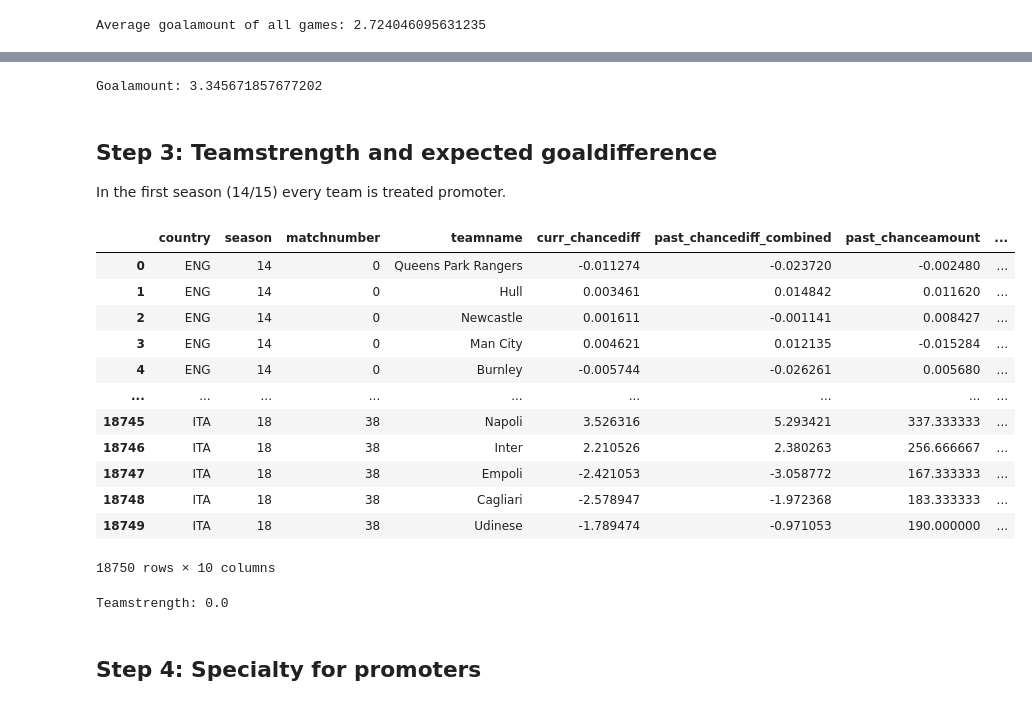
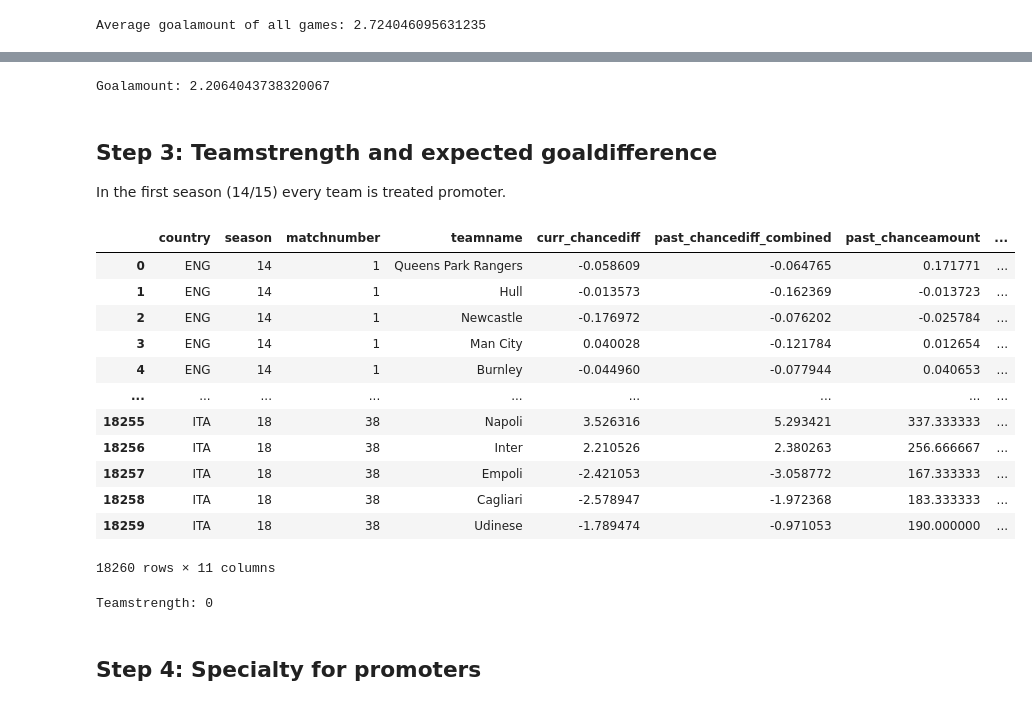
Before and after one commit to LUKEx76/football_prediction, a Jupyter notebook: heuer_model/heuer.ipynb, the cells around one changed output, grey strips where cells are left out. Cells and saved outputs as stored; diff of their text form; code cells hidden in the pictures.

```diff
--- a/heuer_model/heuer.ipynb
+++ b/heuer_model/heuer.ipynb
@@ -40,7 +40,7 @@ def closed_form_solution(X, y):
 # %% [markdown]
 ## Step 1 - Homefieldadvantage (per country and season)
 # %%
-df_homefield = pd.read_csv('data/homefield_adv.csv', sep=';')
+df_homefield = pd.read_csv('data/plot_homefield_adv.csv', sep=';')
 plot_per_season_per_country(df_homefield, y="homefield_adv")
 # %% [output]
 [figure]
@@ -54,12 +54,13 @@ print("Average homefield advantage on all games:", avg_homefield_adv)
 # %% [output]
 Average homefield advantage on all games: 0.36837358101135187
 # %%
+# TODO: check if data isnt shifted
 df_country_season_homefield_adv = pd.read_csv(
     "data/country_season_homefield_adv.csv", sep=";")
-# df_country_season_homefield_adv['bias'] = 1
+df_country_season_homefield_adv['bias'] = 1
 
 noise = np.random.normal(
-    0, 0.01, df_country_season_homefield_adv.shape[0] * 3)
+    avg_homefield_adv, 0.1, df_country_season_homefield_adv.shape[0] * 3)
 
 for index, row in df_country_season_homefield_adv.iterrows():
     if row["hf_adv_actual"] == 0:
@@ -114,7 +118,7 @@ Homefield advantage: 0.00018944042254312563
 # %% [markdown]
 ## Step 2 - Goalamount per match (per country and season)
 # %%
-df_goalamount = pd.read_csv('data/goalamount.csv', sep=';')
+df_goalamount = pd.read_csv('data/plot_goalamount.csv', sep=';')
 plot_per_season_per_country(df_goalamount, "goalamount")
 # %% [output]
 [figure]
@@ -128,12 +132,13 @@ print("Average goalamount of all games:", avg_goalamount)
 # %% [output]
 Average goalamount of all games: 2.724046095631235
 # %%
+# TODO: check if data isnt shifted
 df_country_season_goalamount = pd.read_csv(
     "data/country_season_goalamount.csv", sep=";")
-# df_country_season_goalamount['bias'] = 1
+df_country_season_goalamount['bias'] = 1
 
 noise = np.random.normal(
-    0, 0.01, df_country_season_goalamount.shape[0] * 3)
+    avg_goalamount, 0.1, df_country_season_goalamount.shape[0] * 3)
 
 
 for index, row in df_country_season_goalamount.iterrows():
@@ -164,78 +169,82 @@ df_country_season_goalamount
 # %%
 @cache
 def h_country_season_goalamount(country, season, matchnumber):
-    if matchnumber == 0:
+    if matchnumber == 1:
         return avg_goalamount
 
     sub_df = df_country_season_goalamount.query(
         f"country == '{country}' and season == {season} and matchnumber < {matchnumber}")
 
     X = sub_df[["ga_last_three_seasons",
-                "ga_current_season"]].values  # no bias
+                "ga_current_season","bias"]].values
     y = sub_df["ga_actual"].values
 
     w = closed_form_solution(X, y)
-    #print("weights:", w)
+    # print("weights:", w)
 
     input_df = df_country_season_goalamount.query(
         f"country == '{country}' and season == {season} and matchnumber == {matchnumber}")
     input = input_df[["ga_last_three_seasons",
-                      "ga_current_season"]].values  # no bias
+                      "ga_current_season", "bias"]].values
 
-    return abs(np.dot(w, input.T)[0])
+    return np.dot(w, input.T)[0]
 
-
-print("Goalamount:", h_country_season_goalamount("GER", 18, 10))
+print("Goalamount:", h_country_season_goalamount("GER", 14, 2))
 # %% [output]
-Goalamount: 3.345671857677202
+Goalamount: 2.2064043738320067
 # %% [markdown]
 ## Step 3: Teamstrength and expected goaldifference
 
 In the first season (14/15) every team is treated promoter.
 # %%
 df_matches = pd.read_csv('data/matches.csv', sep=';')
+df_matches['bias'] = 1
 
-noise = np.random.normal(0, 0.01, df_matches.shape[0] * 5)
+noise = np.random.normal(0, 0.1, df_matches.shape[0] * 5)
 
 for index, row in df_matches.iterrows():
     if row["curr_chancediff"] == 0:
         df_matches.at[index, "curr_chancediff"] = noise[index]
     if row["past_chancediff_combined"] == 0:
         df_matches.at[index,
                            "past_chancediff_combined"] = noise[df_matches.shape[0] + index]
     if row["past_chanceamount"] == 0:
         df_matches.at[index,
                            "past_chanceamount"] = noise[df_matches.shape[0] * 2 + index]
     if row["actual_goaldiff"] == 0:
         df_matches.at[index,
                            "actual_goaldiff"] = noise[df_matches.shape[0] * 3 + index]
     if row["actual_goalamount"] == 0:
         df_matches.at[index,
                            "actual_goalamount"] = noise[df_matches.shape[0] * 4 + index]
 
 df_matches
 # %% [output]
 |  | country | season | matchnumber | teamname | curr_chancediff | past_chancediff_combined | past_chanceamount | ... |
-| 0 | ENG | 14 | 0 | Queens Park Rangers | -0.011274 | -0.023720 | -0.002480 | ... |
-| 1 | ENG | 14 | 0 | Hull | 0.003461 | 0.014842 | 0.011620 | ... |
-| 2 | ENG | 14 | 0 | Newcastle | 0.001611 | -0.001141 | 0.008427 | ... |
-| 3 | ENG | 14 | 0 | Man City | 0.004621 | 0.012135 | -0.015284 | ... |
-| 4 | ENG | 14 | 0 | Burnley | -0.005744 | -0.026261 | 0.005680 | ... |
+| 0 | ENG | 14 | 1 | Queens Park Rangers | -0.058609 | -0.064765 | 0.171771 | ... |
+| 1 | ENG | 14 | 1 | Hull | -0.013573 | -0.162369 | -0.013723 | ... |
+| 2 | ENG | 14 | 1 | Newcastle | -0.176972 | -0.076202 | -0.025784 | ... |
+| 3 | ENG | 14 | 1 | Man City | 0.040028 | -0.121784 | 0.012654 | ... |
+| 4 | ENG | 14 | 1 | Burnley | -0.044960 | -0.077944 | 0.040653 | ... |
 | ... | ... | ... | ... | ... | ... | ... | ... | ... |
-| 18745 | ITA | 18 | 38 | Napoli | 3.526316 | 5.293421 | 337.333333 | ... |
-| 18746 | ITA | 18 | 38 | Inter | 2.210526 | 2.380263 | 256.666667 | ... |
-| 18747 | ITA | 18 | 38 | Empoli | -2.421053 | -3.058772 | 167.333333 | ... |
-| 18748 | ITA | 18 | 38 | Cagliari | -2.578947 | -1.972368 | 183.333333 | ... |
-| 18749 | ITA | 18 | 38 | Udinese | -1.789474 | -0.971053 | 190.000000 | ... |
+| 18255 | ITA | 18 | 38 | Napoli | 3.526316 | 5.293421 | 337.333333 | ... |
+| 18256 | ITA | 18 | 38 | Inter | 2.210526 | 2.380263 | 256.666667 | ... |
+| 18257 | ITA | 18 | 38 | Empoli | -2.421053 | -3.058772 | 167.333333 | ... |
+| 18258 | ITA | 18 | 38 | Cagliari | -2.578947 | -1.972368 | 183.333333 | ... |
+| 18259 | ITA | 18 | 38 | Udinese | -1.789474 | -0.971053 | 190.000000 | ... |
-18750 rows × 10 columns
+18260 rows × 11 columns
 # %%
 @cache
 def h_teamstrength(country, season, matchnumber, teamname):
+    if matchnumber == 1:
+        # avg teamstrength
+        return 0
+
     sub_df = df_matches.query(
         f"country == '{country}' and season == {season} and matchnumber < {matchnumber}")
 
     X = sub_df[["past_chancediff_combined",
-                "curr_chancediff", "market_value_ln_relative"]].values  # no bias
+                "curr_chancediff", "market_value_ln_relative", "bias"]].values
     y = sub_df["actual_goaldiff"].values
 
     w = closed_form_solution(X, y)
@@ -244,7 +253,7 @@ def h_teamstrength(country, season, matchnumber, teamname):
     input_df = df_matches.query(
         f"country == '{country}' and season == {season} and matchnumber == {matchnumber} and teamname == '{teamname}'")
     input = input_df[["past_chancediff_combined",
-                      "curr_chancediff", "market_value_ln_relative"]].values  # no bias
+                      "curr_chancediff", "market_value_ln_relative", "bias"]].values
 
     return np.dot(w, input.T)[0]
 
@@ -255,7 +264,7 @@ def h_teamstrength(country, season, matchnumber, teamname):
 
 print("Teamstrength:", h_teamstrength("ENG", 14, 1, "Liverpool"))
 # %% [output]
-Teamstrength: 0.0
+Teamstrength: 0
 # %% [markdown]
 ## Step 4: Specialty for promoters
 # %%
```
Also changed, not shown: parts of 6 cells of this notebook, 5 other files.
